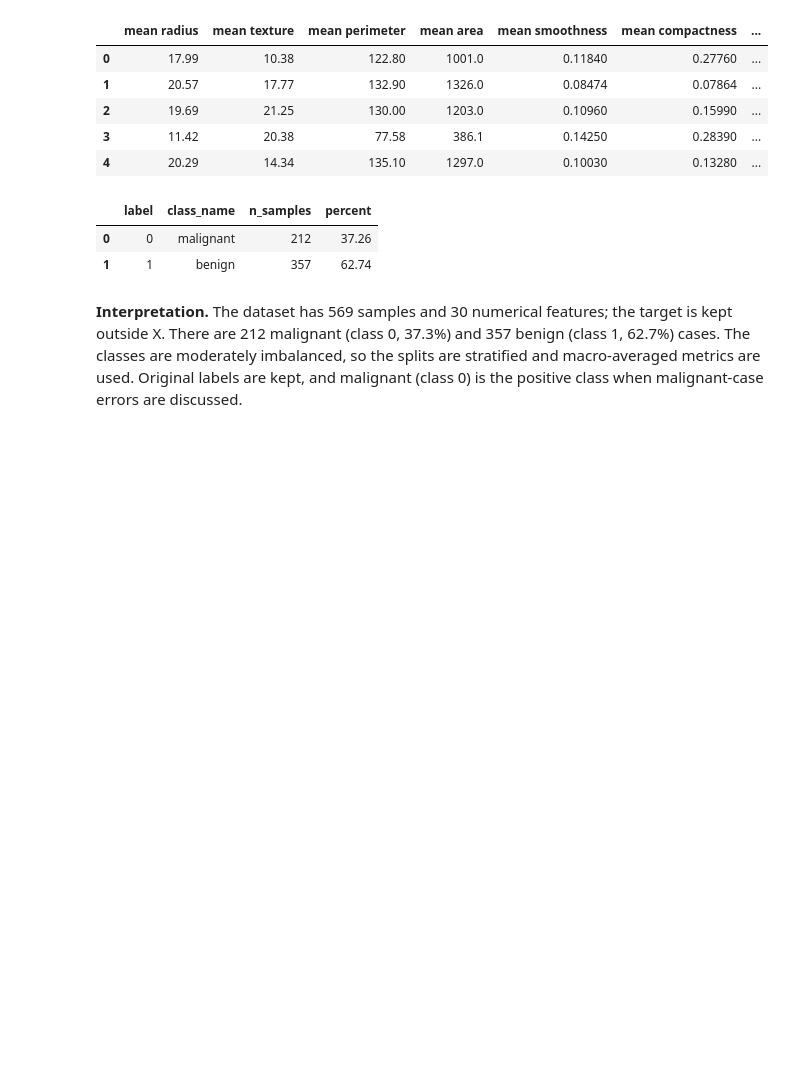
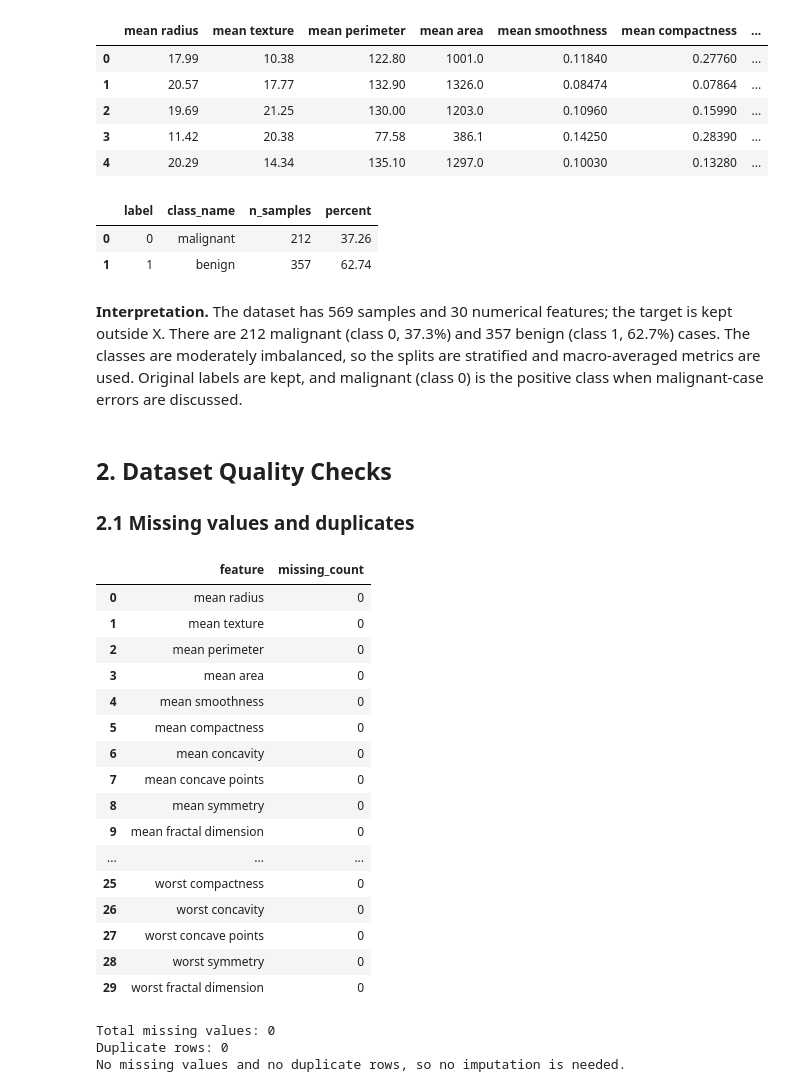
Before and after one commit to selenasurucu/machine-learning-midterm, a Jupyter notebook: breast_cancer.ipynb, the cells around one changed output. Drawn from its saved outputs; the diff is of its cells as text; code cells hidden in the pictures; blank space fills up the shorter version.

```diff
--- a/breast_cancer.ipynb
+++ b/breast_cancer.ipynb
@@ -63,3 +63,33 @@ display(utils.class_table(y, class_names))
 | 1 | 1 | benign | 357 | 62.74 |
 # %% [markdown]
 **Interpretation.** The dataset has 569 samples and 30 numerical features; the target is kept outside X. There are 212 malignant (class 0, 37.3%) and 357 benign (class 1, 62.7%) cases. The classes are moderately imbalanced, so the splits are stratified and macro-averaged metrics are used. Original labels are kept, and malignant (class 0) is the positive class when malignant-case errors are discussed.
+# %% [markdown]
+## 2. Dataset Quality Checks
+### 2.1 Missing values and duplicates
+# %%
+missing = utils.missing_table(X)
+display(missing)
+print("Total missing values:", int(missing["missing_count"].sum()))
+print("Duplicate rows:", utils.count_duplicates(X, y))
+print("No missing values and no duplicate rows, so no imputation is needed.")
+# %% [output]
+|  | feature | missing_count |
+| 0 | mean radius | 0 |
+| 1 | mean texture | 0 |
+| 2 | mean perimeter | 0 |
+| 3 | mean area | 0 |
+| 4 | mean smoothness | 0 |
+| 5 | mean compactness | 0 |
+| 6 | mean concavity | 0 |
+| 7 | mean concave points | 0 |
+| 8 | mean symmetry | 0 |
+| 9 | mean fractal dimension | 0 |
+| ... | ... | ... |
+| 25 | worst compactness | 0 |
+| 26 | worst concavity | 0 |
+| 27 | worst concave points | 0 |
+| 28 | worst symmetry | 0 |
+| 29 | worst fractal dimension | 0 |
+Total missing values: 0
+Duplicate rows: 0
+No missing values and no duplicate rows, so no imputation is needed.
```
Also changed, not shown: parts of 5 cells of this notebook, 1 other file.
